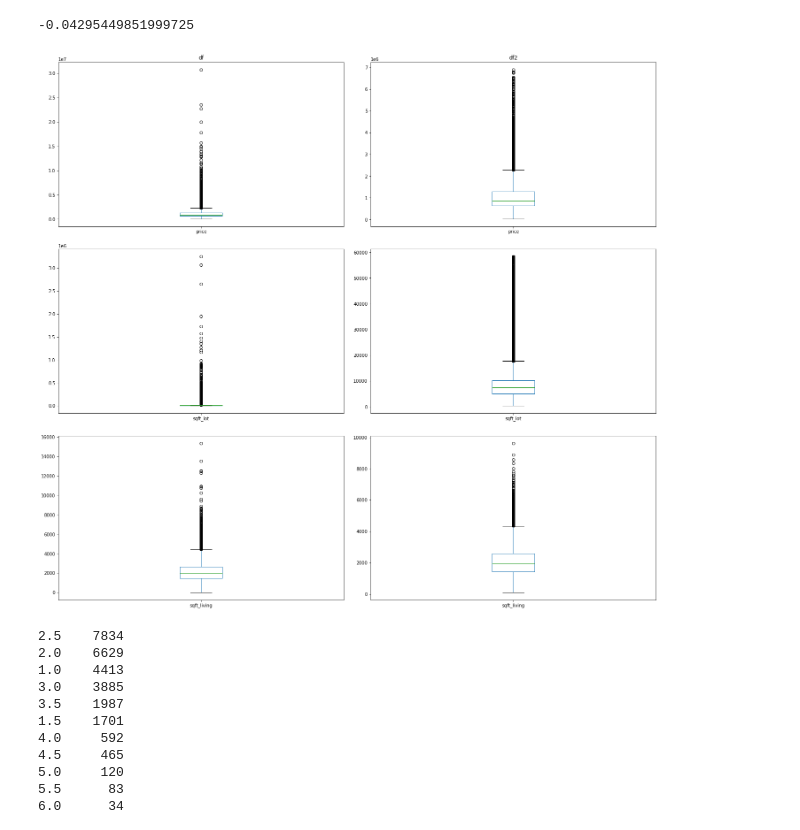
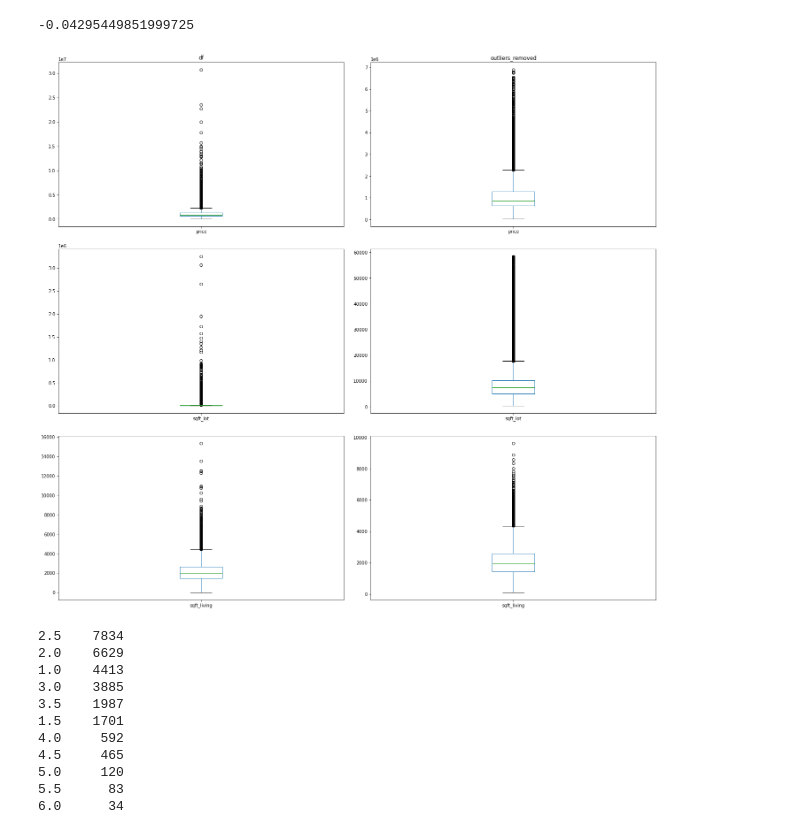
Before and after one commit to JoshuaGottlieb/King-County-Analysis, a Jupyter notebook: notebooks/Data-Cleaning.ipynb, the cells around one changed output. Saved outputs shown, nothing was run; the diff lists cells and outputs as text; code cells hidden in the pictures.

```diff
--- a/notebooks/Data-Cleaning.ipynb
+++ b/notebooks/Data-Cleaning.ipynb
@@ -102,9 +102,9 @@ max_outliers = (df.quantile(0.75) + (1.5 * (df.quantile(0.75) - df.quantile(0.25
 categories_strip_max = ['price', 'sqft_living', 'sqft_lot']
 
 # Drop entries above defined upper bound
-df2 = df.copy()
+outliers_removed = df.copy()
 max_outliers['price']
 for category in categories_strip_max:
-    df2 = df2.loc[df2[category] <= max_outliers[category]]
+    outliers_removed = outliers_removed.loc[outliers_removed[category] <= max_outliers[category]]
 # %%
 # Dropped around ~4.3% of data
@@ -114,16 +114,16 @@ for category in categories_strip_max:
 # %%
 # Comparisons of previous and primary numerical categories
 fig, ax = plt.subplots(3,2,figsize = (20,18))
 plt.tight_layout(pad = 3.0)
 ax[0][0].set_title('df')
-ax[0][1].set_title('df2')
+ax[0][1].set_title('outliers_removed')
 df.price.plot.box(ax = ax[0][0]);
-df2.price.plot.box(ax = ax[0][1]);
+outliers_removed.price.plot.box(ax = ax[0][1]);
 df.sqft_lot.plot.box(ax = ax[1][0]);
-df2.sqft_lot.plot.box(ax = ax[1][1]);
+outliers_removed.sqft_lot.plot.box(ax = ax[1][1]);
 df.sqft_living.plot.box(ax = ax[2][0]);
-df2.sqft_living.plot.box(ax = ax[2][1]);
+outliers_removed.sqft_living.plot.box(ax = ax[2][1]);
 # %% [output]
-[figure, old version]
+[figure, new version]
 # %%
 # Analyze discrete numerical columns
```
Also changed, not shown: parts of 21 cells of this notebook, 3 other files.
